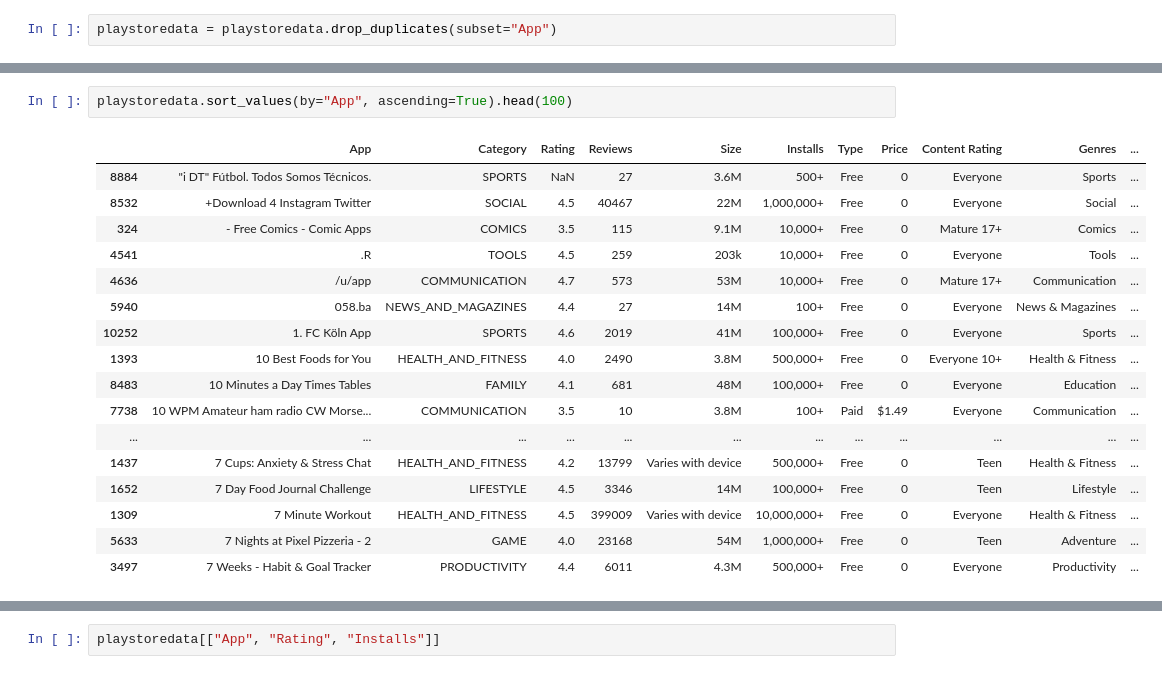
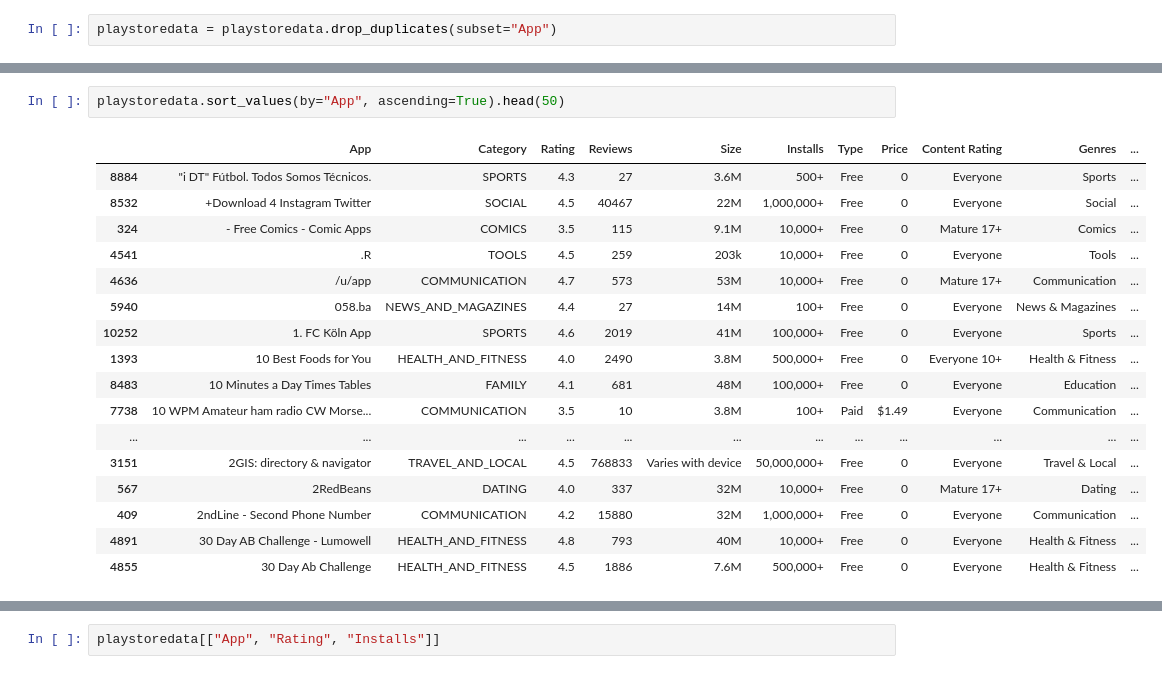
Before and after one commit to mfonekpo/Ineuron, a Jupyter notebook: Analyzing Google Apps Store dataset.ipynb, the cells around one changed output, grey strips where cells are left out. Drawn from its saved outputs; the diff is of its cells as text.

```diff
--- a/Analyzing Google Apps Store dataset.ipynb
+++ b/Analyzing Google Apps Store dataset.ipynb
@@ -36,9 +36,9 @@ EJ Ecuador                                            1
 Name: App, dtype: int64
 # %%
-playstoredata.sort_values(by="App", ascending=True).head(100)
+playstoredata.sort_values(by="App", ascending=True).head(50)
 # %% [output]
 |  | App | Category | Rating | Reviews | Size | Installs | Type | Price | Content Rating | Genres | ... |
-| 8884 | "i DT" Fútbol. Todos Somos Técnicos. | SPORTS | NaN | 27 | 3.6M | 500+ | Free | 0 | Everyone | Sports | ... |
+| 8884 | "i DT" Fútbol. Todos Somos Técnicos. | SPORTS | 4.3 | 27 | 3.6M | 500+ | Free | 0 | Everyone | Sports | ... |
 | 8532 | +Download 4 Instagram Twitter | SOCIAL | 4.5 | 40467 | 22M | 1,000,000+ | Free | 0 | Everyone | Social | ... |
 | 324 | - Free Comics - Comic Apps | COMICS | 3.5 | 115 | 9.1M | 10,000+ | Free | 0 | Mature 17+ | Comics | ... |
 | 4541 | .R | TOOLS | 4.5 | 259 | 203k | 10,000+ | Free | 0 | Everyone | Tools | ... |
@@ -49,8 +49,8 @@ playstoredata.sort_values(by="App", ascending=True).head(100)
 | 8483 | 10 Minutes a Day Times Tables | FAMILY | 4.1 | 681 | 48M | 100,000+ | Free | 0 | Everyone | Education | ... |
 | 7738 | 10 WPM Amateur ham radio CW Morse... | COMMUNICATION | 3.5 | 10 | 3.8M | 100+ | Paid | $1.49 | Everyone | Communication | ... |
 | ... | ... | ... | ... | ... | ... | ... | ... | ... | ... | ... | ... |
-| 1437 | 7 Cups: Anxiety & Stress Chat | HEALTH_AND_FITNESS | 4.2 | 13799 | Varies with device | 500,000+ | Free | 0 | Teen | Health & Fitness | ... |
-| 1652 | 7 Day Food Journal Challenge | LIFESTYLE | 4.5 | 3346 | 14M | 100,000+ | Free | 0 | Teen | Lifestyle | ... |
-| 1309 | 7 Minute Workout | HEALTH_AND_FITNESS | 4.5 | 399009 | Varies with device | 10,000,000+ | Free | 0 | Everyone | Health & Fitness | ... |
-| 5633 | 7 Nights at Pixel Pizzeria - 2 | GAME | 4.0 | 23168 | 54M | 1,000,000+ | Free | 0 | Teen | Adventure | ... |
-| 3497 | 7 Weeks - Habit & Goal Tracker | PRODUCTIVITY | 4.4 | 6011 | 4.3M | 500,000+ | Free | 0 | Everyone | Productivity | ... |
+| 3151 | 2GIS: directory & navigator | TRAVEL_AND_LOCAL | 4.5 | 768833 | Varies with device | 50,000,000+ | Free | 0 | Everyone | Travel & Local | ... |
+| 567 | 2RedBeans | DATING | 4.0 | 337 | 32M | 10,000+ | Free | 0 | Mature 17+ | Dating | ... |
+| 409 | 2ndLine - Second Phone Number | COMMUNICATION | 4.2 | 15880 | 32M | 1,000,000+ | Free | 0 | Everyone | Communication | ... |
+| 4891 | 30 Day AB Challenge - Lumowell | HEALTH_AND_FITNESS | 4.8 | 793 | 40M | 10,000+ | Free | 0 | Everyone | Health & Fitness | ... |
+| 4855 | 30 Day Ab Challenge | HEALTH_AND_FITNESS | 4.5 | 1886 | 7.6M | 500,000+ | Free | 0 | Everyone | Health & Fitness | ... |
```
Also changed, not shown: parts of 16 cells of this notebook, 1 other file.
